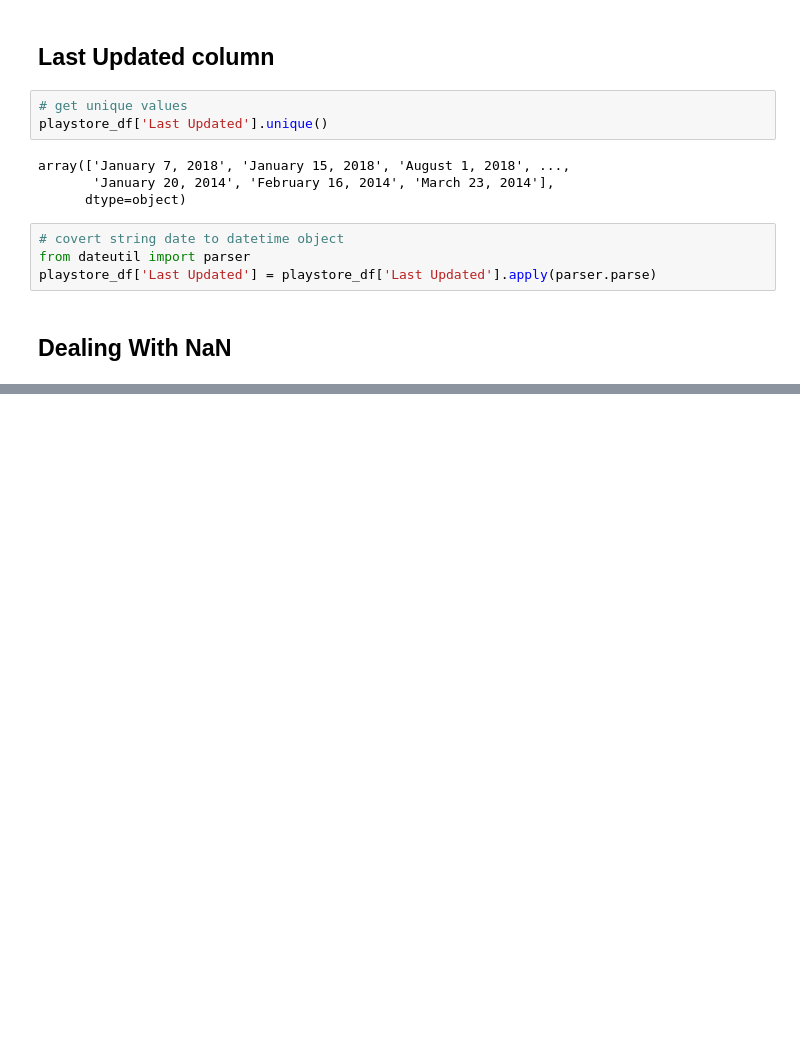
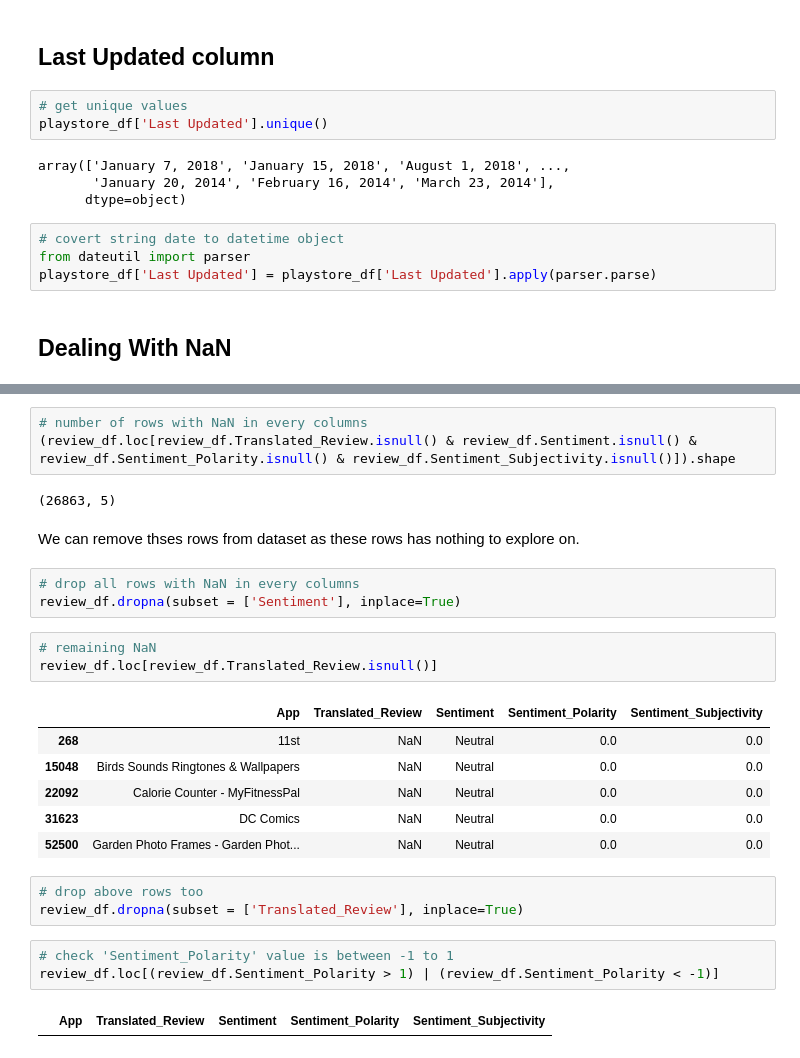
Before and after one commit to kuldeep-sngh/Play-Store-App-Review-Analysis, a Jupyter notebook: Play_Store_App_Review_Analysis_colab_notebook.ipynb, the cells around one changed output, grey strips where cells are left out. Cells and saved outputs as stored; diff of their text form; blank space fills up the shorter version.

```diff
--- a/Play_Store_App_Review_Analysis_colab_notebook.ipynb
+++ b/Play_Store_App_Review_Analysis_colab_notebook.ipynb
@@ -453,0 +532,28 @@ playstore_df['Last Updated'] = playstore_df['Last Updated'].apply(parser.parse)
+# %%
+# number of rows with NaN in every columns
+(review_df.loc[review_df.Translated_Review.isnull() & review_df.Sentiment.isnull() & review_df.Sentiment_Polarity.isnull() & review_df.Sentiment_Subjectivity.isnull()]).shape
+# %% [output]
+(26863, 5)
+# %% [markdown]
+We can remove thses rows from dataset as these rows has nothing to explore on.
+# %%
+# drop all rows with NaN in every columns
+review_df.dropna(subset = ['Sentiment'], inplace=True)
+# %%
+# remaining NaN
+review_df.loc[review_df.Translated_Review.isnull()]
+# %% [output]
+|  | App | Translated_Review | Sentiment | Sentiment_Polarity | Sentiment_Subjectivity |
+| 268 | 11st | NaN | Neutral | 0.0 | 0.0 |
+| 15048 | Birds Sounds Ringtones & Wallpapers | NaN | Neutral | 0.0 | 0.0 |
+| 22092 | Calorie Counter - MyFitnessPal | NaN | Neutral | 0.0 | 0.0 |
+| 31623 | DC Comics | NaN | Neutral | 0.0 | 0.0 |
+| 52500 | Garden Photo Frames - Garden Phot... | NaN | Neutral | 0.0 | 0.0 |
+# %%
+# drop above rows too
+review_df.dropna(subset = ['Translated_Review'], inplace=True)
+# %%
+# check 'Sentiment_Polarity' value is between -1 to 1
+review_df.loc[(review_df.Sentiment_Polarity > 1) | (review_df.Sentiment_Polarity < -1)]
+# %% [output]
+|  | App | Translated_Review | Sentiment | Sentiment_Polarity | Sentiment_Subjectivity |
```
Also changed, not shown: parts of 14 cells of this notebook.
